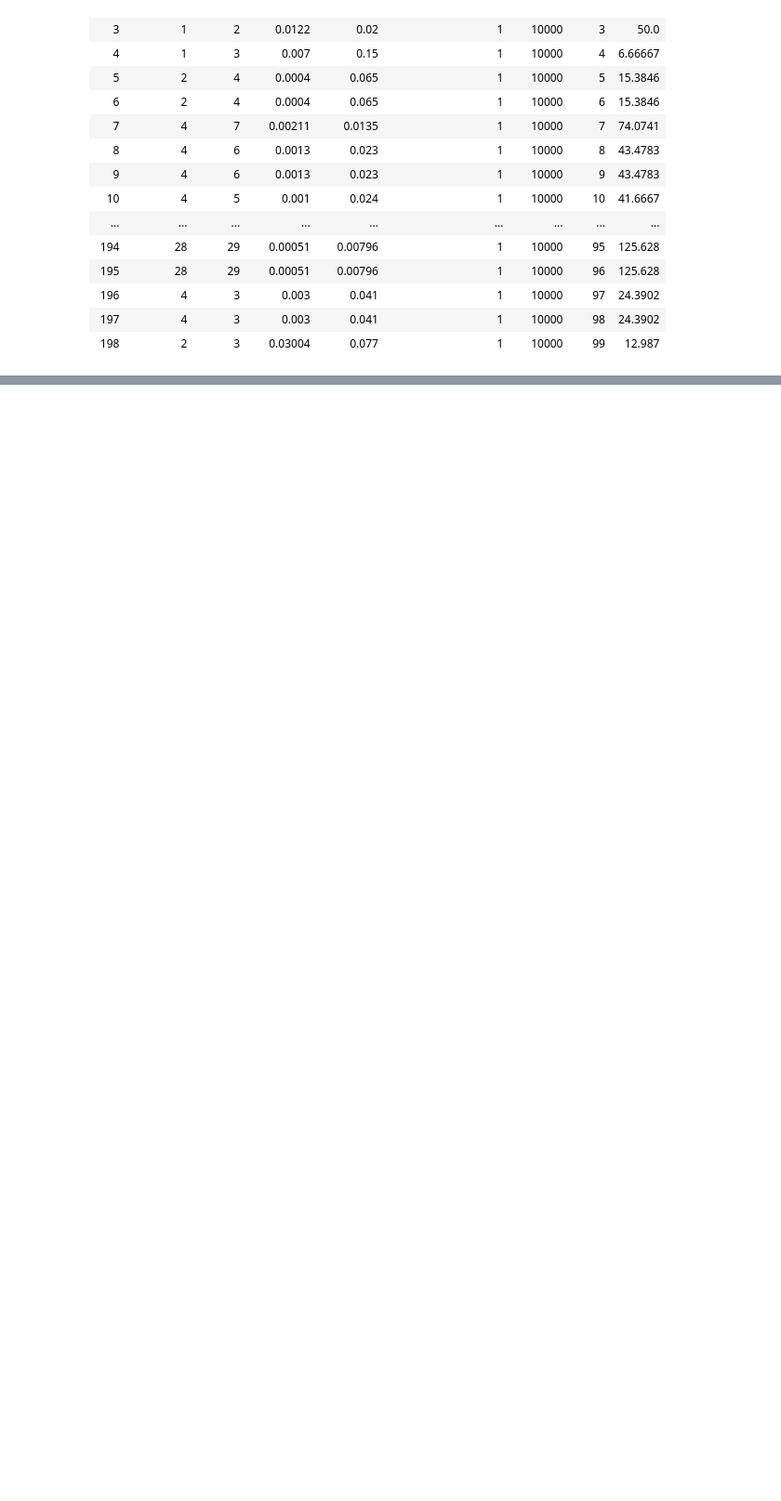
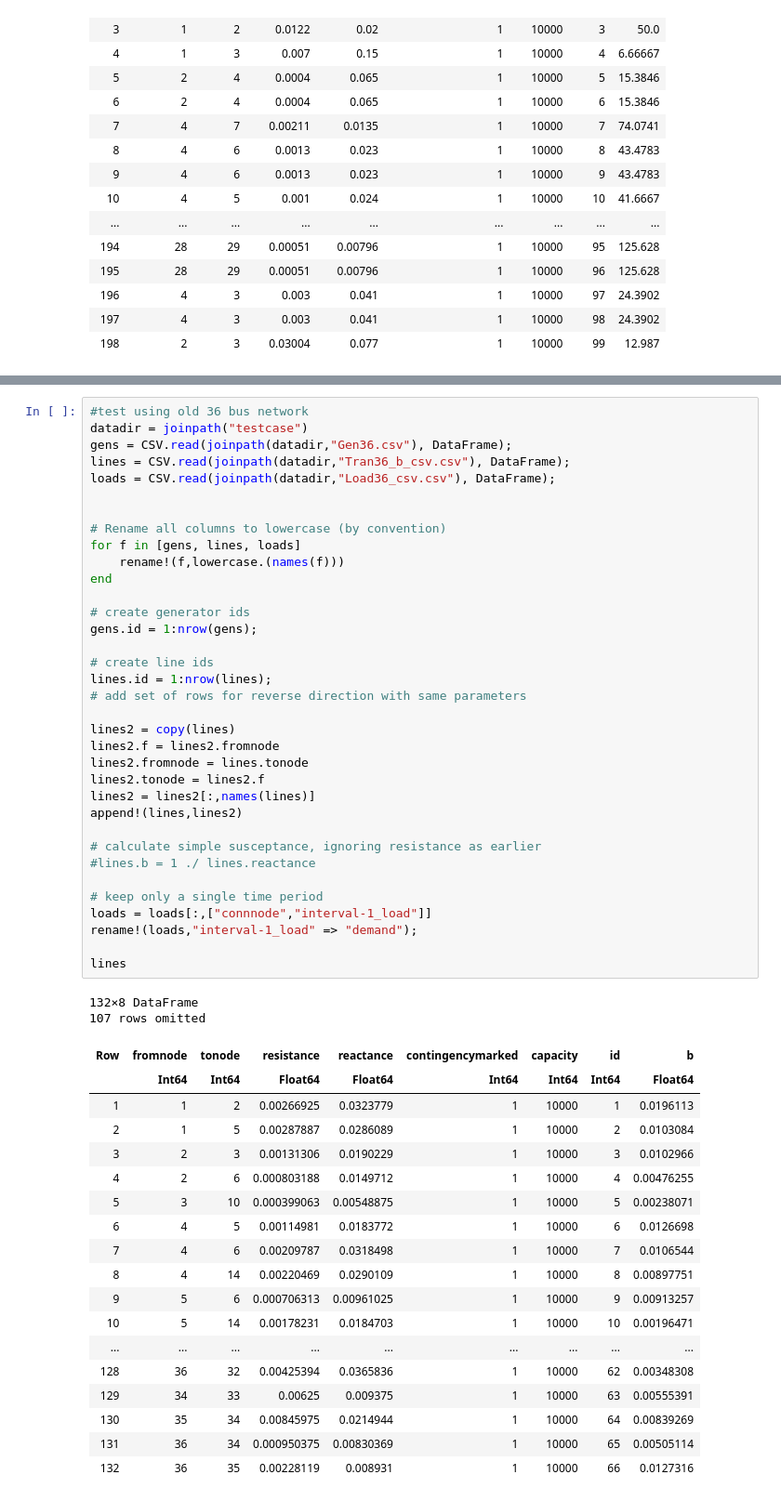
Before and after one commit to salbert-antwi/power-systems-optimization, a Jupyter notebook: Notebooks/MarketModelling_Attempt.ipynb, the cells around one changed output, grey strips where cells are left out. Shown: that part at 93% size. Cells and saved outputs as stored; diff of their text form; blank space fills up the shorter version.

```diff
--- a/Notebooks/MarketModelling_Attempt.ipynb
+++ b/Notebooks/MarketModelling_Attempt.ipynb
@@ -275,0 +303,56 @@ sum(flowsdf[:,3])
+# %%
+#test using old 36 bus network
+datadir = joinpath("testcase")
+gens = CSV.read(joinpath(datadir,"Gen36.csv"), DataFrame);
+lines = CSV.read(joinpath(datadir,"Tran36_b_csv.csv"), DataFrame);
+loads = CSV.read(joinpath(datadir,"Load36_csv.csv"), DataFrame);
+
+
+# Rename all columns to lowercase (by convention)
+for f in [gens, lines, loads]
+    rename!(f,lowercase.(names(f)))
+end
+
+# create generator ids
+gens.id = 1:nrow(gens);
+
+# create line ids
+lines.id = 1:nrow(lines);
+# add set of rows for reverse direction with same parameters
+
+lines2 = copy(lines)
+lines2.f = lines2.fromnode
+lines2.fromnode = lines.tonode
+lines2.tonode = lines2.f
+lines2 = lines2[:,names(lines)]
+append!(lines,lines2)
+
+# calculate simple susceptance, ignoring resistance as earlier
+#lines.b = 1 ./ lines.reactance
+
+# keep only a single time period
+loads = loads[:,["connnode","interval-1_load"]]
+rename!(loads,"interval-1_load" => "demand");
+
+lines
+# %% [output]
+132×8 DataFrame
+107 rows omitted
+| Row | fromnode | tonode | resistance | reactance | contingencymarked | capacity | id | b |
+|  | Int64 | Int64 | Float64 | Float64 | Int64 | Int64 | Int64 | Float64 |
+| 1 | 1 | 2 | 0.00266925 | 0.0323779 | 1 | 10000 | 1 | 0.0196113 |
+| 2 | 1 | 5 | 0.00287887 | 0.0286089 | 1 | 10000 | 2 | 0.0103084 |
+| 3 | 2 | 3 | 0.00131306 | 0.0190229 | 1 | 10000 | 3 | 0.0102966 |
+| 4 | 2 | 6 | 0.000803188 | 0.0149712 | 1 | 10000 | 4 | 0.00476255 |
+| 5 | 3 | 10 | 0.000399063 | 0.00548875 | 1 | 10000 | 5 | 0.00238071 |
+| 6 | 4 | 5 | 0.00114981 | 0.0183772 | 1 | 10000 | 6 | 0.0126698 |
+| 7 | 4 | 6 | 0.00209787 | 0.0318498 | 1 | 10000 | 7 | 0.0106544 |
+| 8 | 4 | 14 | 0.00220469 | 0.0290109 | 1 | 10000 | 8 | 0.00897751 |
+| 9 | 5 | 6 | 0.000706313 | 0.00961025 | 1 | 10000 | 9 | 0.00913257 |
+| 10 | 5 | 14 | 0.00178231 | 0.0184703 | 1 | 10000 | 10 | 0.00196471 |
+| ... | ... | ... | ... | ... | ... | ... | ... | ... |
+| 128 | 36 | 32 | 0.00425394 | 0.0365836 | 1 | 10000 | 62 | 0.00348308 |
+| 129 | 34 | 33 | 0.00625 | 0.009375 | 1 | 10000 | 63 | 0.00555391 |
+| 130 | 35 | 34 | 0.00845975 | 0.0214944 | 1 | 10000 | 64 | 0.00839269 |
+| 131 | 36 | 34 | 0.000950375 | 0.00830369 | 1 | 10000 | 65 | 0.00505114 |
+| 132 | 36 | 35 | 0.00228119 | 0.008931 | 1 | 10000 | 66 | 0.0127316 |
```
Also changed, not shown: parts of 9 cells of this notebook, 8 other files.
